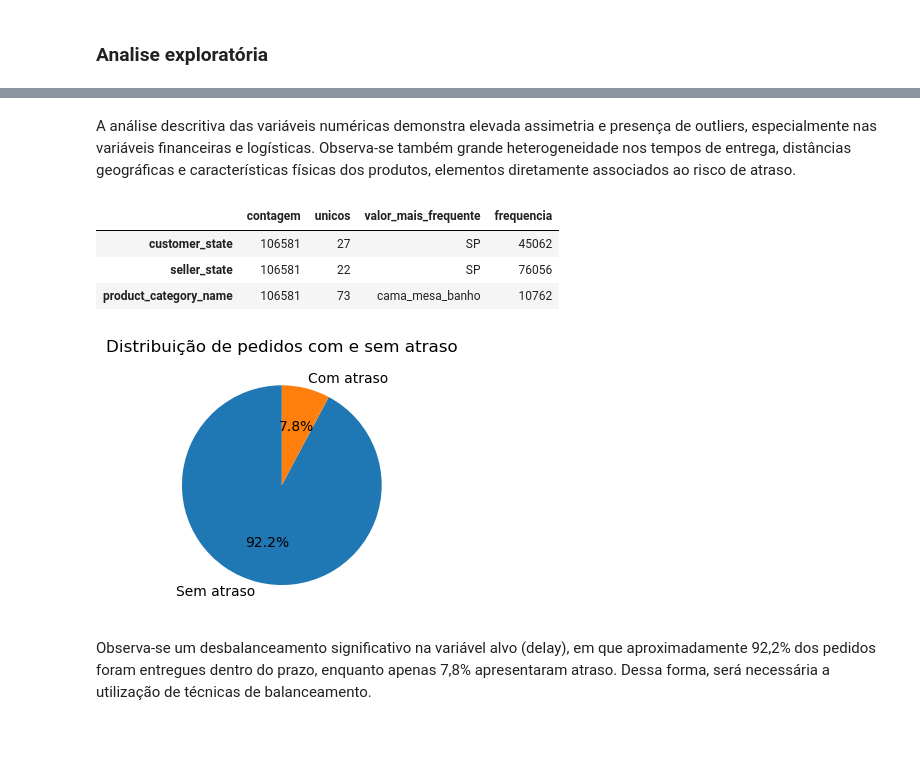
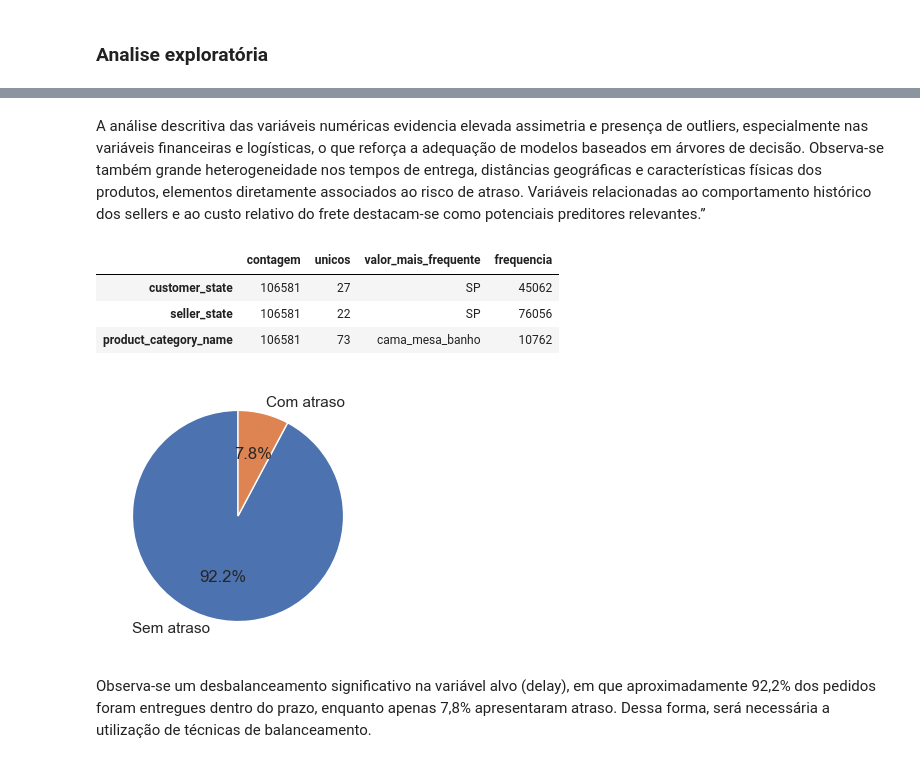
Before and after one commit to HudsonSanto/TCC-Previsao-de-atrasos-em-entregas-no-e-commerce, a Jupyter notebook: codigo/Previsao Atraso Entregas.ipynb, the cells around one changed output, grey strips where cells are left out. Saved outputs shown, nothing was run; the diff lists cells and outputs as text; code cells hidden in the pictures; blank space fills up the shorter version.

```diff
--- a/codigo/Previsao Atraso Entregas.ipynb
+++ b/codigo/Previsao Atraso Entregas.ipynb
@@ -865,10 +916,10 @@ df['lead_time'] = (df['order_estimated_delivery_date'] - df['order_purchase_time
 # - Agrupa por seller_id
 # - Calcula a média da coluna 'delay' entre 0 e 1 , por exemplo, 0.25 significa que 25% dos pedidos atrasaram.
 
-seller_delay_rate = df.groupby('seller_id')['delay'].mean().rename('seller_delay_rate')
+#seller_delay_rate = df.groupby('seller_id')['delay'].mean().rename('seller_delay_rate')
 
 # Adiciona a coluna no DataFrame original
-df = df.merge(seller_delay_rate, on='seller_id', how='left')
+#df = df.merge(seller_delay_rate, on='seller_id', how='left')
 # %%
 df.head()
 # %% [output]
@@ -1001,7 +1051,7 @@ descritivo
 | purchase_weekday | 106581.0 | 2.745161 | 1.962205 | 0.00 | 1.000000 | 3.000000 | 4.000000 | 6.000000 | 6.000000 | ... |
 | purchase_month | 106581.0 | 6.039801 | 3.240656 | 1.00 | 3.000000 | 6.000000 | 8.000000 | 12.000000 | 11.000000 | ... |
 # %% [markdown]
-A análise descritiva das variáveis numéricas demonstra elevada assimetria e presença de outliers, especialmente nas variáveis financeiras e logísticas. Observa-se também grande heterogeneidade nos tempos de entrega, distâncias geográficas e características físicas dos produtos, elementos diretamente associados ao risco de atraso.
+A análise descritiva das variáveis numéricas evidencia elevada assimetria e presença de outliers, especialmente nas variáveis financeiras e logísticas, o que reforça a adequação de modelos baseados em árvores de decisão. Observa-se também grande heterogeneidade nos tempos de entrega, distâncias geográficas e características físicas dos produtos, elementos diretamente associados ao risco de atraso. Variáveis relacionadas ao comportamento histórico dos sellers e ao custo relativo do frete destacam-se como potenciais preditores relevantes.”
 # %%
 # Estatísticas descritivas das variáveis categoricas
 descritivo_categorica =  categoricas.describe().T
@@ -1017,21 +1067,25 @@ descritivo_categorica
 # %%
 #Vendo a distribuição da variavel de atraso
 # Contagem
 delay_count = df['delay'].value_counts()
 
 plt.figure(figsize=(3, 3))
 plt.pie(
     delay_count.values,
     labels=['Sem atraso', 'Com atraso'],
     autopct='%1.1f%%',
     startangle=90
 )
 
-plt.title('Distribuição de pedidos com e sem atraso')
+#plt.title('Distribuição de pedidos com e sem atraso')
 plt.tight_layout()
+
+
+plt.savefig("C:/Users/HUDSON.SANTOS/Desktop/TCC/Imagens/atraso.png", dpi=300, bbox_inches="tight")
+
 plt.show()
 # %% [output]
-[figure, old version]
+[figure, new version]
 # %% [markdown]
 Observa-se um desbalanceamento significativo na variável alvo (delay), em que aproximadamente 92,2% dos pedidos foram entregues dentro do prazo, enquanto apenas 7,8% apresentaram atraso. Dessa forma, será necessária a utilização de técnicas de balanceamento.
 # %%
```
Also changed, not shown: parts of 49 cells of this notebook.
